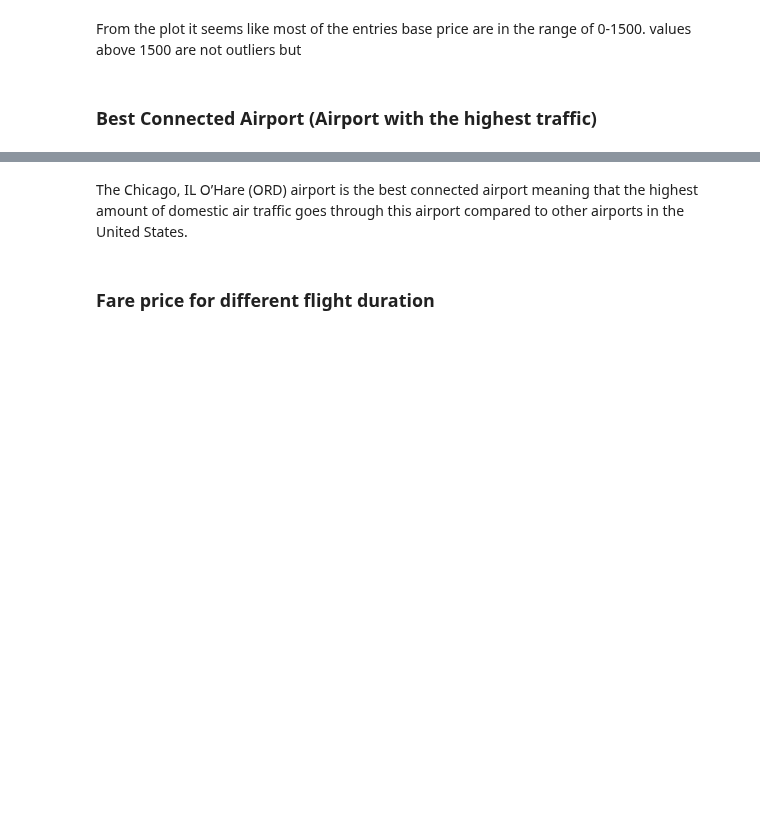
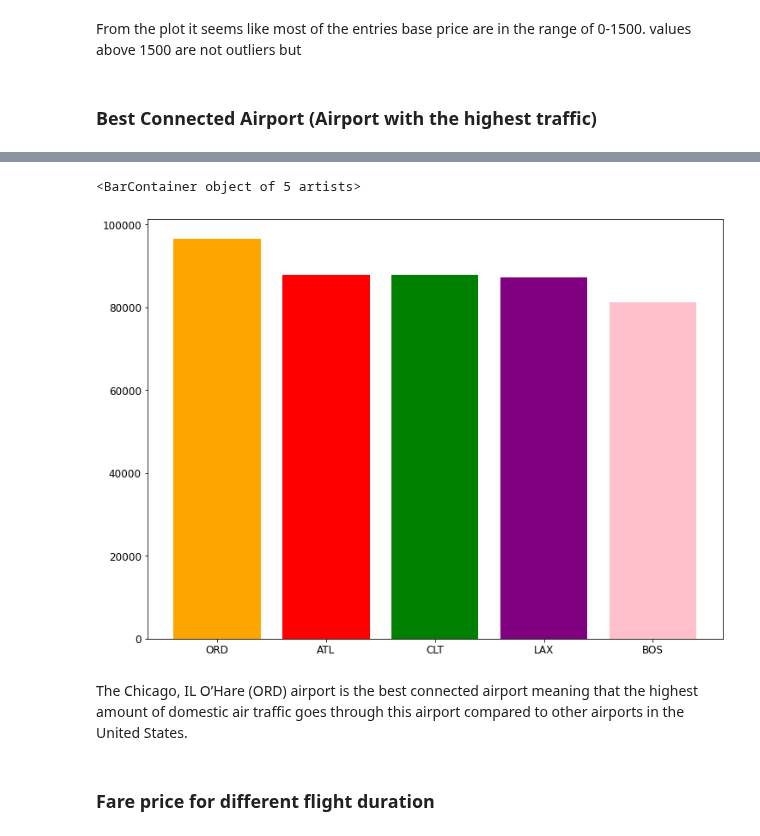
Before and after one commit to ChrisAlex2104/Data-and-Network-project, a Jupyter notebook: Final Project Notebook_v1.ipynb, the cells around one changed output, grey strips where cells are left out. Cells and saved outputs as stored; diff of their text form; code cells hidden in the pictures; blank space fills up the shorter version.

```diff
--- a/Final Project Notebook_v1.ipynb
+++ b/Final Project Notebook_v1.ipynb
@@ -345,4 +356,10 @@ BOS    81256
 dtype: int64
+# %%
+Height_plot=np.array(airportCodesSeries.value_counts().head(5))
+plt.bar(x=airportCodesSeries.value_counts().head(5).index,height=Height_plot,color=['orange', 'red', 'green', 'purple', 'pink'])
+# %% [output]
+<BarContainer object of 5 artists>
+[figure, added]
 # %% [markdown]
 The Chicago, IL O’Hare (ORD) airport is the best connected airport meaning that the highest amount of domestic air traffic goes through this airport compared to other airports in the United States.
 # %% [markdown]
```
Also changed, not shown: parts of 9 cells of this notebook.
